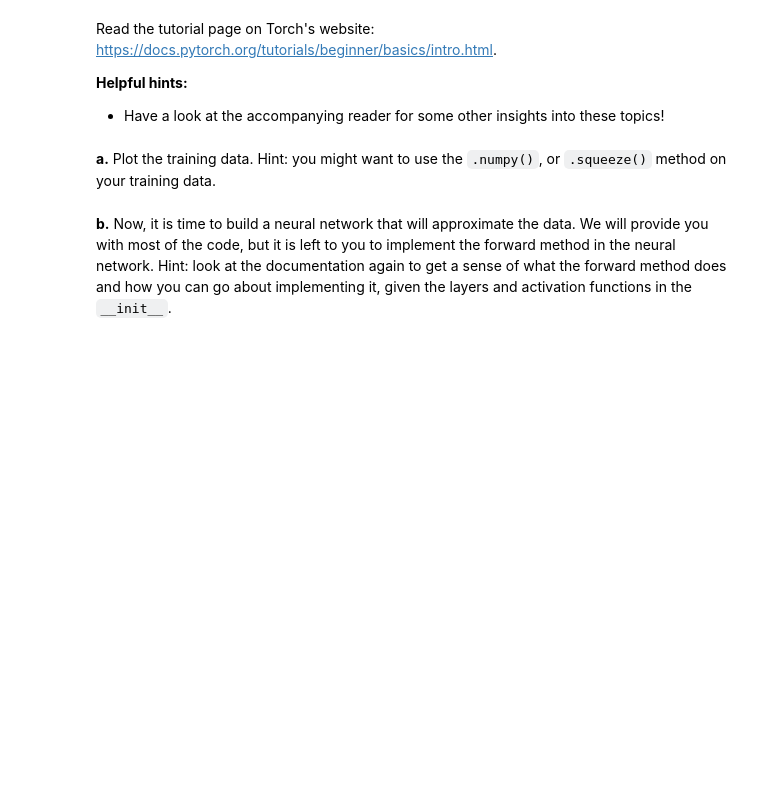
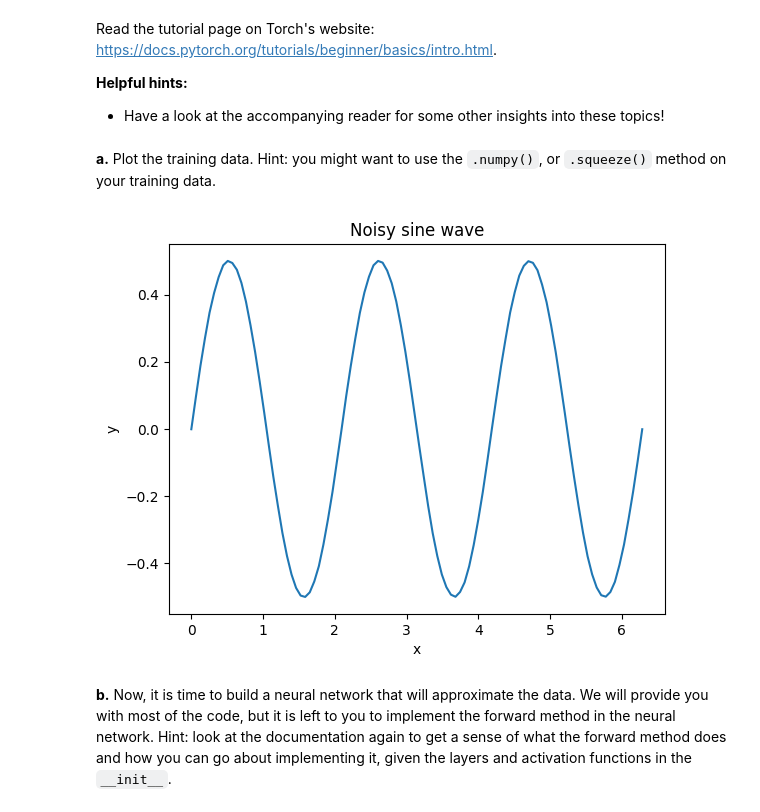
Before and after one commit to lanster42/Erasmus-Notes-25-26, a Jupyter notebook: Data mining and Machine learning/Assignment11/Assignment11_DMML_2025.ipynb, the cells around one changed output. Cells and saved outputs as stored; diff of their text form; code cells hidden in the pictures; blank space fills up the shorter version.

````diff
--- a/Data mining and Machine learning/Assignment11/Assignment11_DMML_2025.ipynb
+++ b/Data mining and Machine learning/Assignment11/Assignment11_DMML_2025.ipynb
@@ -144,12 +144,13 @@ y_test = 0.5 * torch.sin(3 * X_test)
 # %%
 import matplotlib.pyplot as plt
 
-plt.plot() # TODO: put the right values here.
-raise NotImplementedError # Delete once implemented.
+plt.plot(X_train.squeeze(1), y_train.squeeze(1))
 plt.xlabel('x')
 plt.ylabel('y')
 plt.title('Noisy sine wave')
 plt.show()
+# %% [output]
+[figure, added]
 # %% [markdown]
 **b.** Now, it is time to build a neural network that will approximate the data. We will provide you with most of the code, but it is left to you to implement the forward method in the neural network. Hint: look at the documentation again to get a sense of what the forward method does and how you can go about implementing it, given the layers and activation functions in the ```__init__```.
 # %%
````
Also changed, not shown: parts of 1 cell of this notebook, 9 other files.
